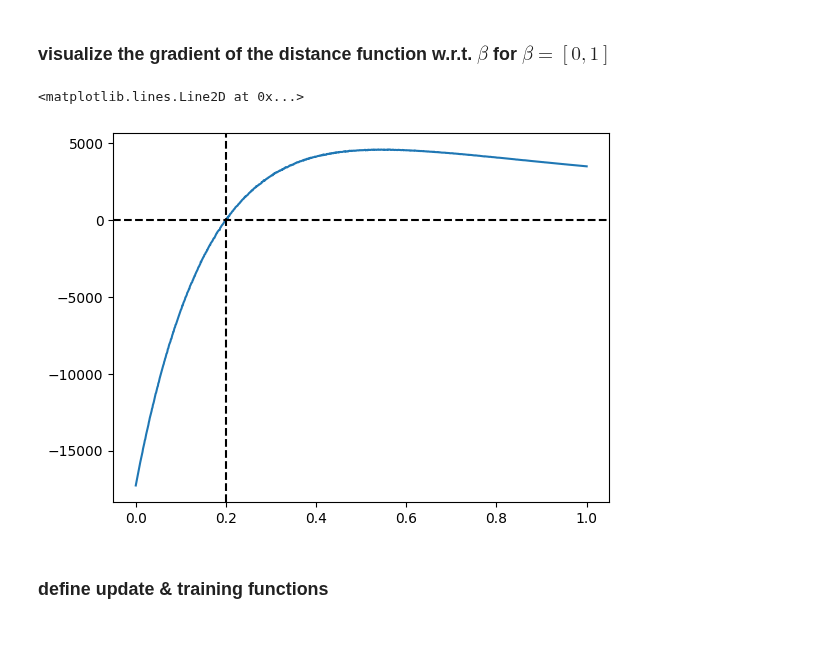
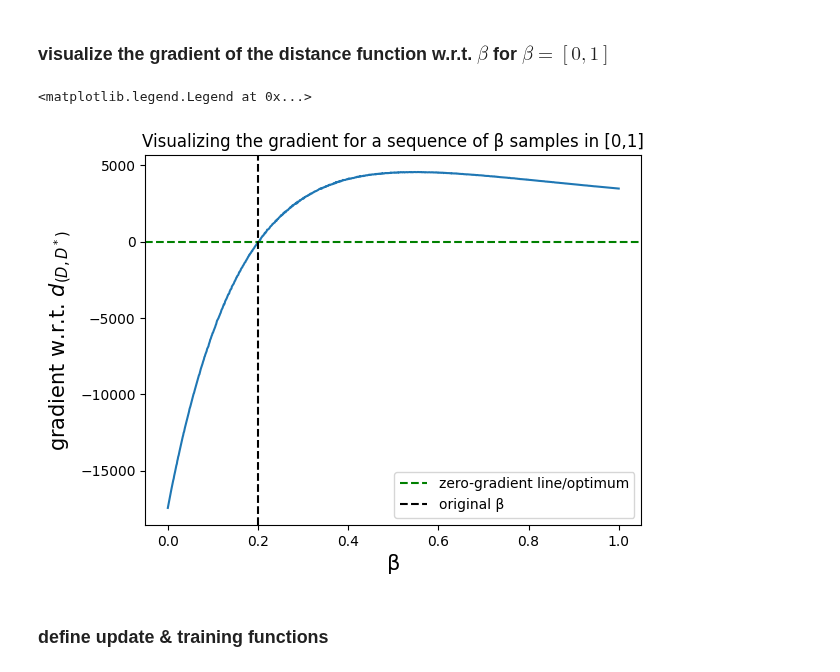
Before and after one commit to JanSchering/Thesis, a Jupyter notebook: si_model/SI_Experiment4.ipynb, the cells around one changed output. Cells and saved outputs as stored; diff of their text form; code cells hidden in the pictures; blank space fills up the shorter version.

```diff
--- a/si_model/SI_Experiment4.ipynb
+++ b/si_model/SI_Experiment4.ipynb
@@ -120,11 +120,16 @@ for beta in tqdm(betas):
     grads.append(gradient.detach().clone())
 # %%
 plt.plot(betas.cpu(), t.tensor(grads).cpu())
-plt.axhline(y = 0., color = 'black', linestyle = '--')
-plt.axvline(x = 0.2, color = 'black', linestyle = '--')
+plt.xlabel("β", fontsize=15)
+plt.ylabel("gradient w.r.t. $d_{(D,D^*)}$", fontsize=15)
+plt.title("Visualizing the gradient for a sequence of β samples in [0,1]")
+
+plt.axhline(y = 0., color = 'green', linestyle = '--', label="zero-gradient line/optimum")
+plt.axvline(x = 0.2, color = 'black', linestyle = '--', label="original β")
+plt.legend()
 # %% [output]
-<matplotlib.lines.Line2D at 0x...>
+<matplotlib.legend.Legend at 0x...>
-[figure, old version]
+[figure, new version]
 # %% [markdown]
 ### define update & training functions
 # %%
```
Also changed, not shown: parts of 7 cells of this notebook, 6 other files.
